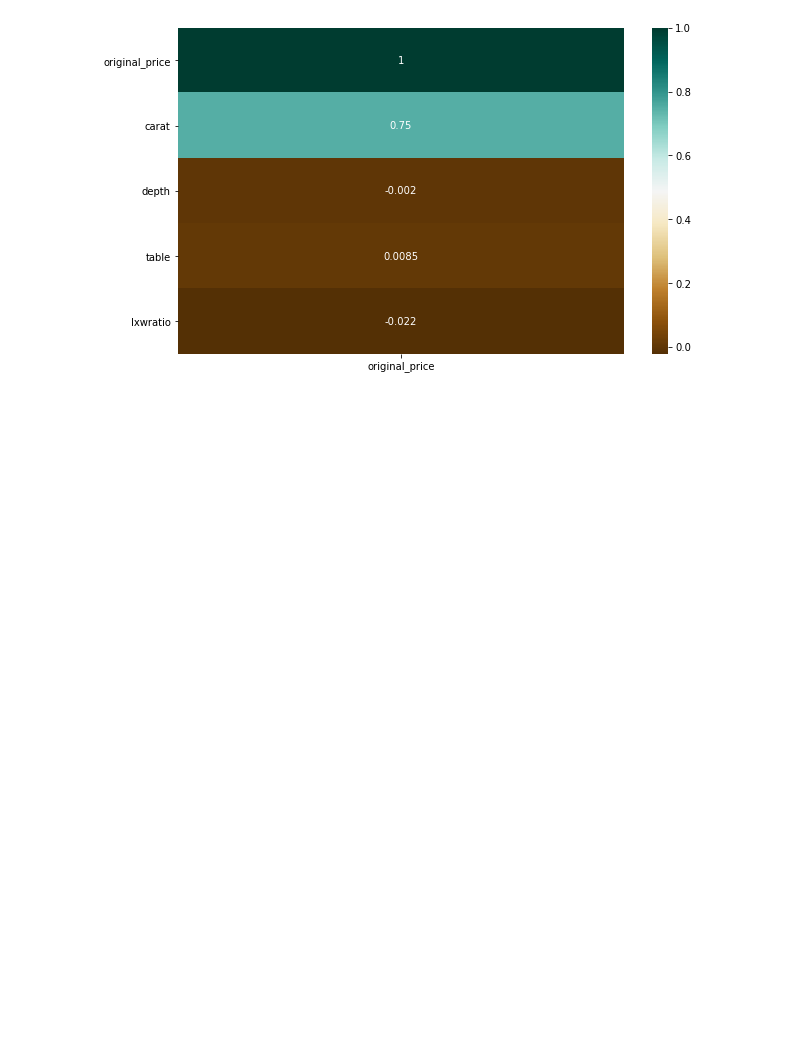
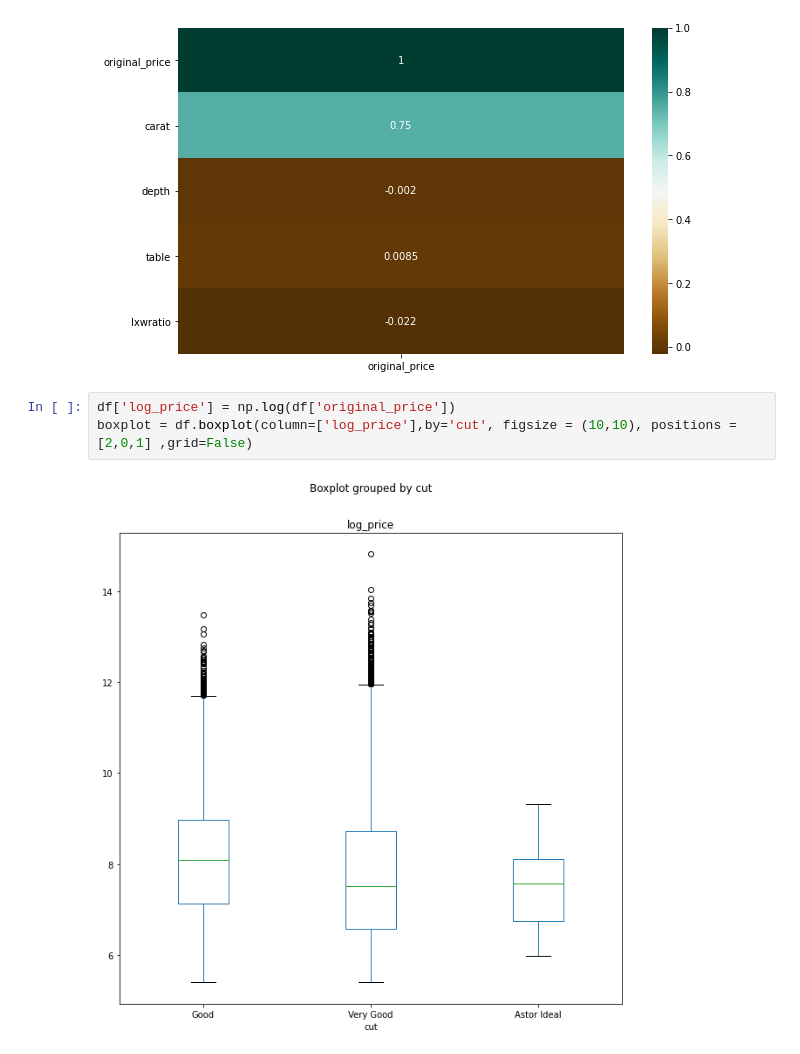
Before and after one commit to wjlau/Capstone2, a Jupyter notebook: predicting_diamond_prices.ipynb, the cells around one changed output. Saved outputs shown, nothing was run; the diff lists cells and outputs as text; blank space fills up the shorter version.

Commit message:
categorical features with respect to price - box plots

```diff
--- a/predicting_diamond_prices.ipynb
+++ b/predicting_diamond_prices.ipynb
@@ -78,3 +78,8 @@ plt.figure(figsize = (10,6))
 sns.heatmap(df.corr()[['original_price']],cmap = 'BrBG',annot=True);
 # %% [output]
 [figure]
+# %%
+df['log_price'] = np.log(df['original_price'])
+boxplot = df.boxplot(column=['log_price'],by='cut', figsize = (10,10), positions = [2,0,1] ,grid=False)
+# %% [output]
+[figure, added]
```
Also changed, not shown: parts of 2 cells of this notebook.
